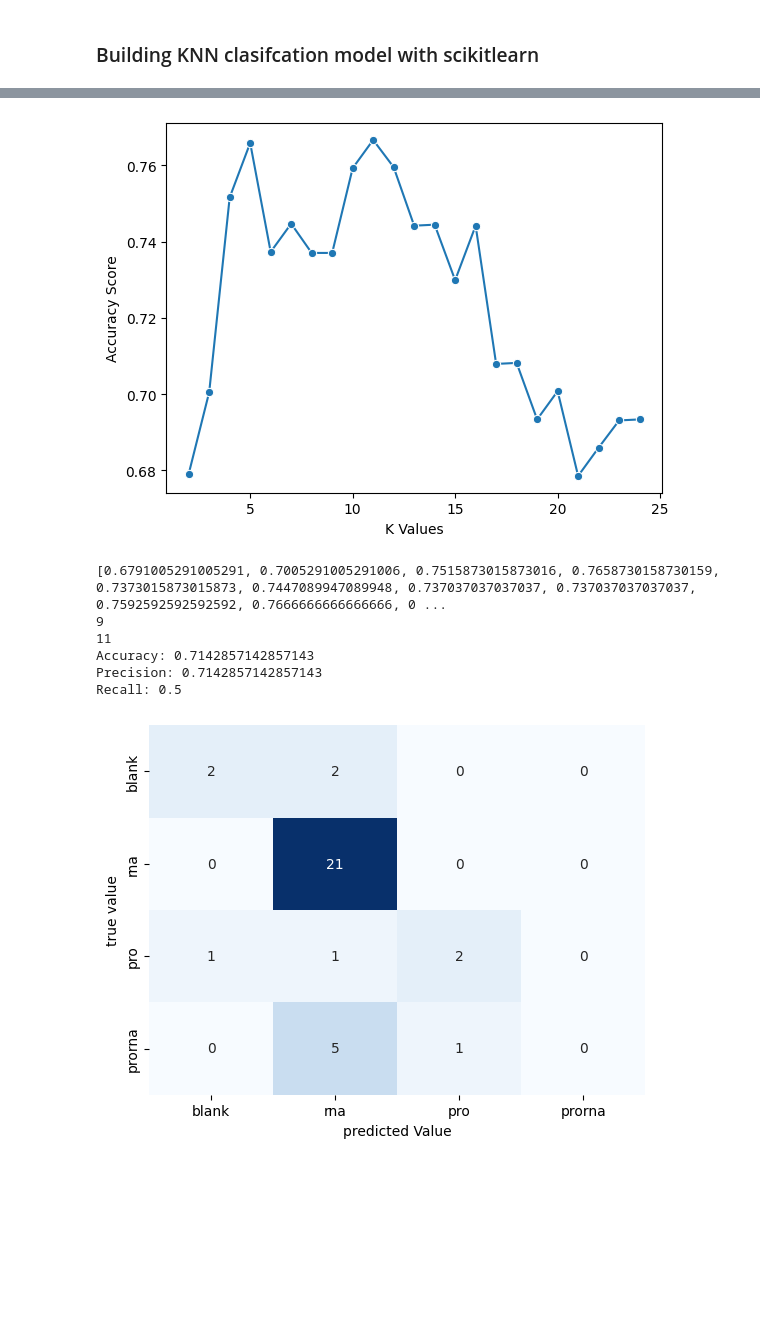
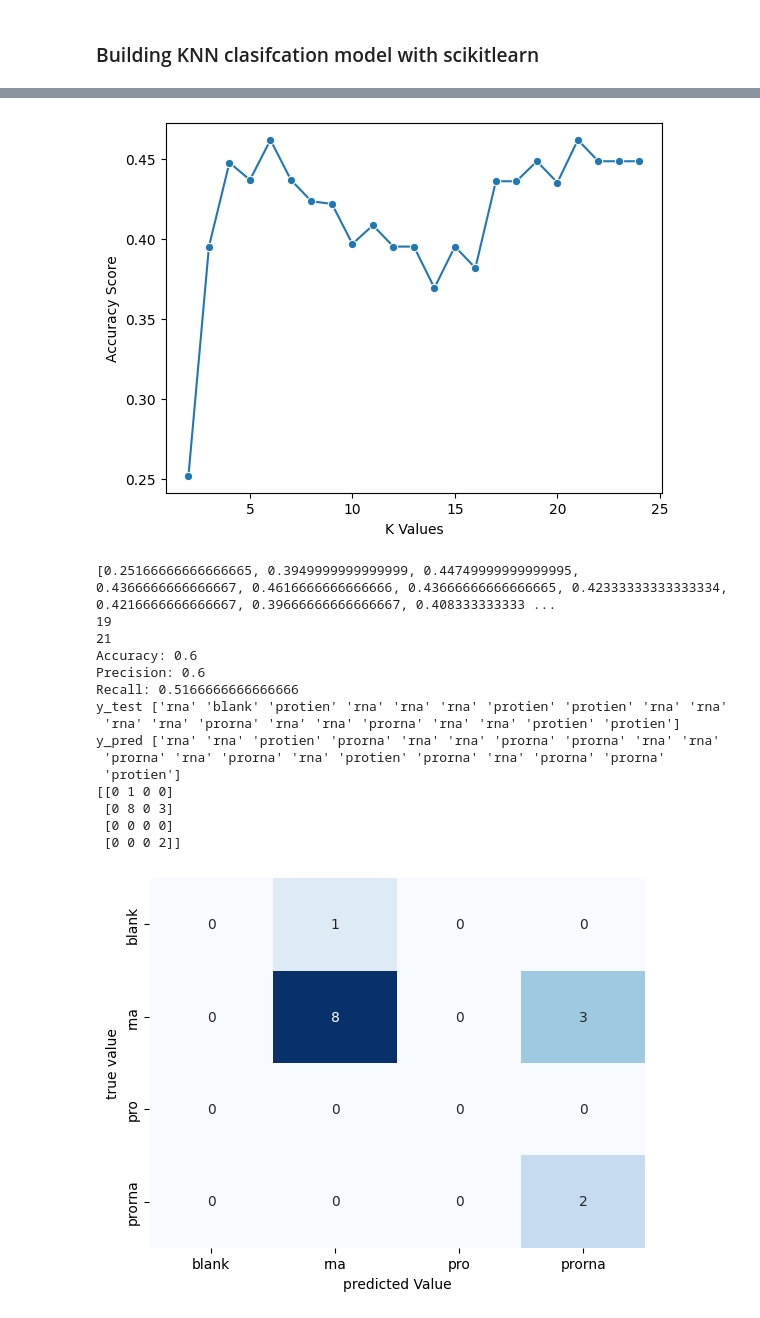
Before and after one commit to drsimonturega/student_simple_ml, a Jupyter notebook: VM_KNN_ML_003.ipynb, the cells around one changed output, grey strips where cells are left out. Cells and saved outputs as stored; diff of their text form; code cells hidden in the pictures; blank space fills up the shorter version.

```diff
--- a/VM_KNN_ML_003.ipynb
+++ b/VM_KNN_ML_003.ipynb
@@ -54,7 +54,9 @@ try:
 except PermissionError:
     print('The file we are trying to open may be open in another \
                 program, please close and try again!')
-
+# we need some data cleaning
+spec_inp.iloc[0:,0] = spec_inp.iloc[0:,0].str.lower()
+spec_inp = spec_inp.fillna(0)
 spec_inp.head()
 # %% [output]
 [interactive output not drawn]
@@ -87,13 +89,13 @@ import matplotlib.pyplot as plt
 spec_dat = spec_inp
 # uses sklearn to normalise the spectral part of the df then do ML prep
 #pandas DataFrame into a NumPy array
-X = spec_dat.drop("Chem_ID", axis=1)
+X = spec_dat.drop("Chem", axis=1)
 X = X.values #returns a numpy array
 min_max_scaler = preprocessing.MinMaxScaler()
 x_scaled = min_max_scaler.fit_transform(X)
 X = pd.DataFrame(x_scaled)
 X = X.values
-y = spec_dat["Chem_ID"]
+y = spec_dat["Chem"]
 y = y.values
 
 # Splitting data into test and training setting
@@ -155,11 +157,12 @@ print("Accuracy:", accuracy)
 print("Precision:", precision)
 print("Recall:", recall)
 
-### Confusion matrix
-confusion_matrix=confusion_matrix(y_test,y_pred)
-#print(f'y_test {y_test}')
-#print(f'y_pred {y_pred}')
-#print(f'{confusion_matrix}')
+# Confusion matrix labels are really useful
+confusion_matrix=confusion_matrix(y_test,y_pred, labels=["blank","rna","pro","prorna"])
+# three diagnostic print statmanets
+print(f'y_test {y_test}')
+print(f'y_pred {y_pred}')
+print(f'{confusion_matrix}')
 con_mat = sns.heatmap(confusion_matrix,cmap='Blues',cbar=False, annot=True)
 plt.xticks(np.arange(4)+0.5,["blank","rna","pro","prorna"])
 plt.yticks(np.arange(4)+0.5,["blank","rna","pro","prorna"])
@@ -172,8 +175,17 @@ Accuracy test: 0.6857142857142857
-[figure, old version]
+[figure, new version]
-[0.6791005291005291, 0.7005291005291006, 0.7515873015873016, 0.7658730158730159, 0.7373015873015873, 0.7447089947089948, 0.737037037037037, 0.737037037037037, 0.7592592592592592, 0.7666666666666666, 0 ...
-9
-11
-Accuracy: 0.7142857142857143
-Precision: 0.7142857142857143
-Recall: 0.5
+[0.25166666666666665, 0.3949999999999999, 0.44749999999999995, 0.4366666666666667, 0.4616666666666666, 0.43666666666666665, 0.42333333333333334, 0.4216666666666667, 0.39666666666666667, 0.408333333333 ...
+19
+21
+Accuracy: 0.6
+Precision: 0.6
+Recall: 0.5166666666666666
+y_test ['rna' 'blank' 'protien' 'rna' 'rna' 'rna' 'protien' 'protien' 'rna' 'rna'
+ 'rna' 'rna' 'prorna' 'rna' 'rna' 'prorna' 'rna' 'rna' 'protien' 'protien']
+y_pred ['rna' 'rna' 'protien' 'prorna' 'rna' 'rna' 'prorna' 'prorna' 'rna' 'rna'
+ 'prorna' 'rna' 'prorna' 'rna' 'protien' 'prorna' 'rna' 'prorna' 'prorna'
+ 'protien']
+[[0 1 0 0]
+ [0 8 0 3]
+ [0 0 0 0]
+ [0 0 0 2]]
-[figure, old version]
+[figure, new version]
```
Also changed, not shown: parts of 3 cells of this notebook.
